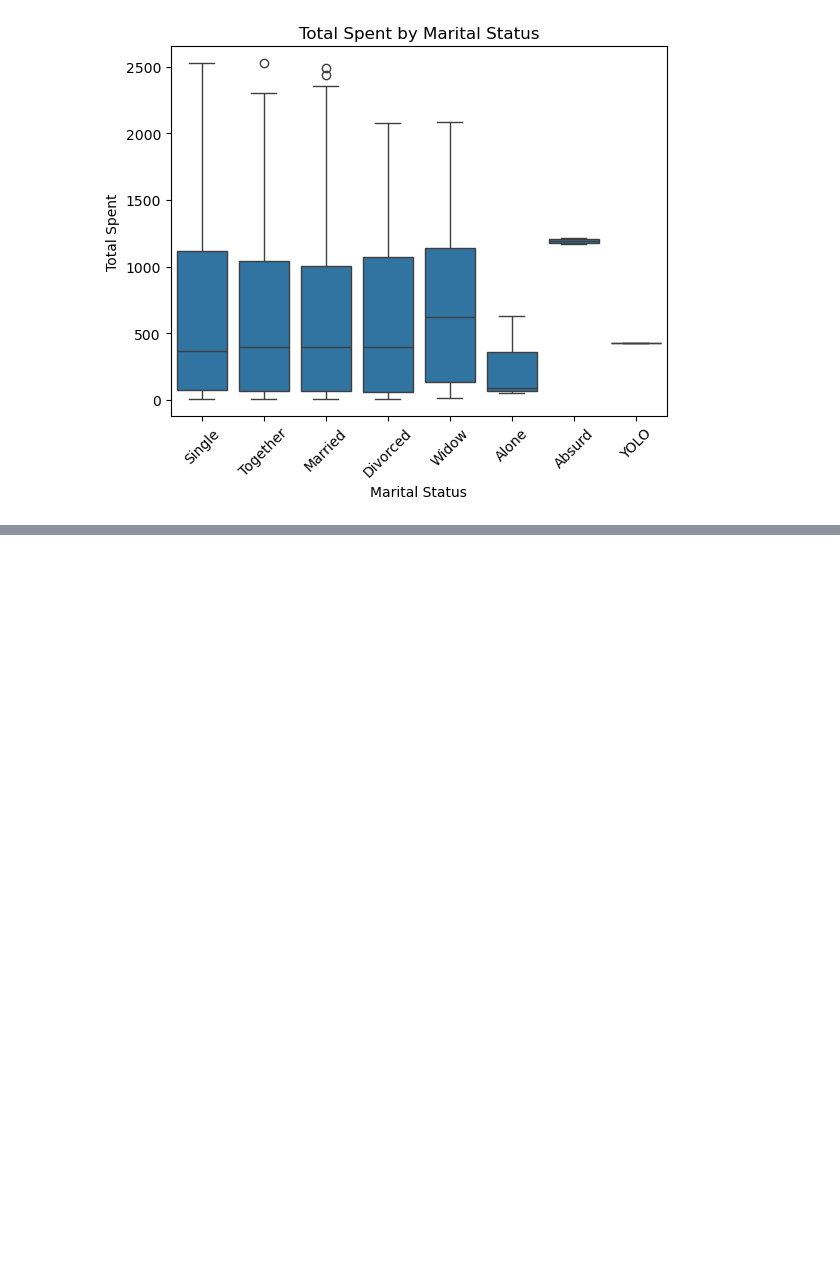
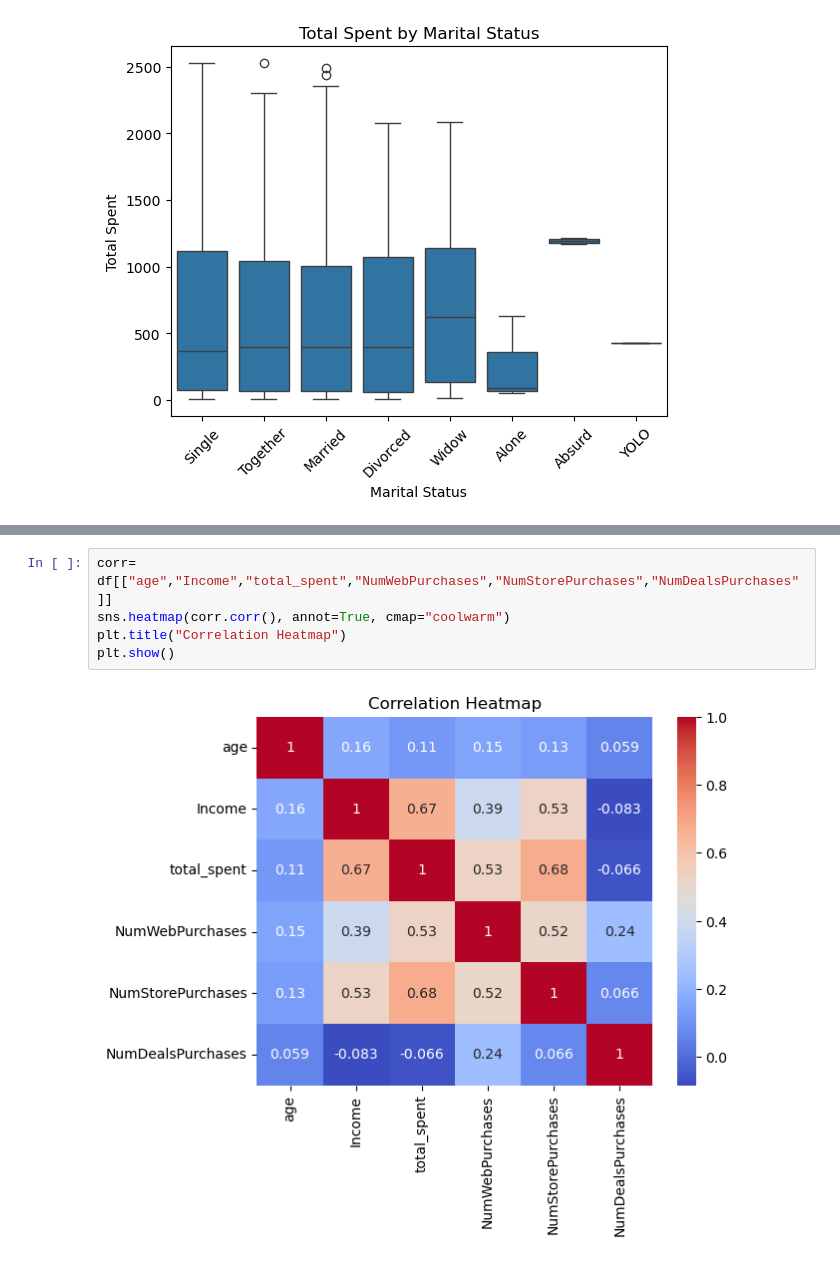
Before and after one commit to La-Chouette/Customer_Segmentation_Project, a Jupyter notebook: customer_segmentation.ipynb, the cells around one changed output, grey strips where cells are left out. Saved outputs shown, nothing was run; the diff lists cells and outputs as text; blank space fills up the shorter version.

```diff
--- a/customer_segmentation.ipynb
+++ b/customer_segmentation.ipynb
@@ -218,0 +217,7 @@ Text(0, 0.5, 'Total Spent')
+# %%
+corr= df[["age","Income","total_spent","NumWebPurchases","NumStorePurchases","NumDealsPurchases"]]
+sns.heatmap(corr.corr(), annot=True, cmap="coolwarm")
+plt.title("Correlation Heatmap")
+plt.show()
+# %% [output]
+[figure, added]
```
Also changed, not shown: parts of 18 cells of this notebook.
